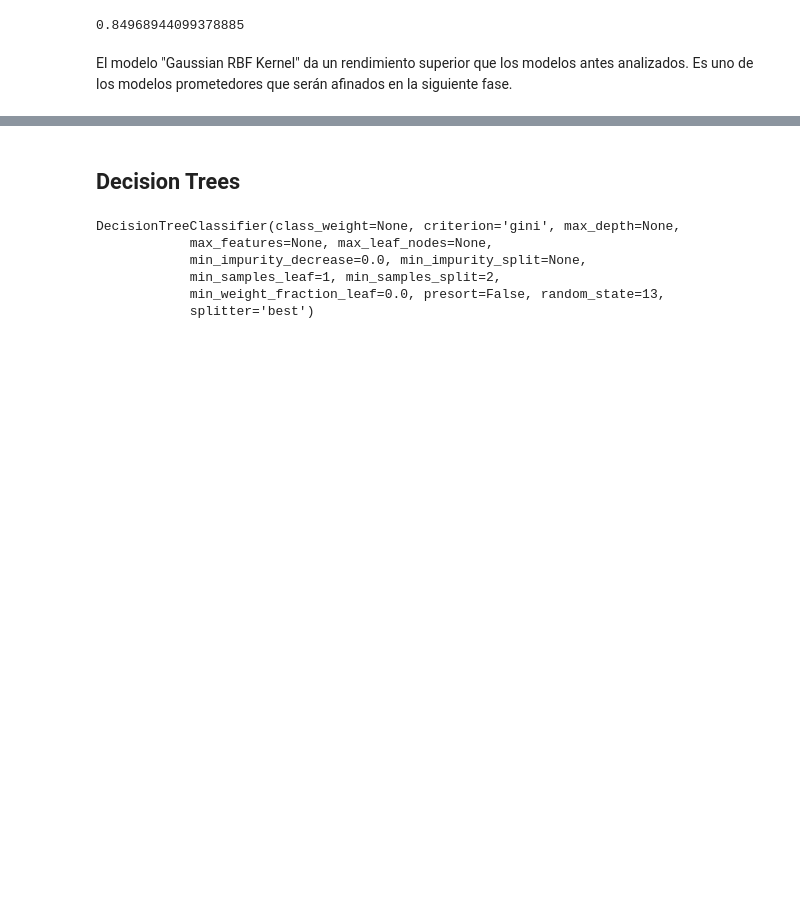
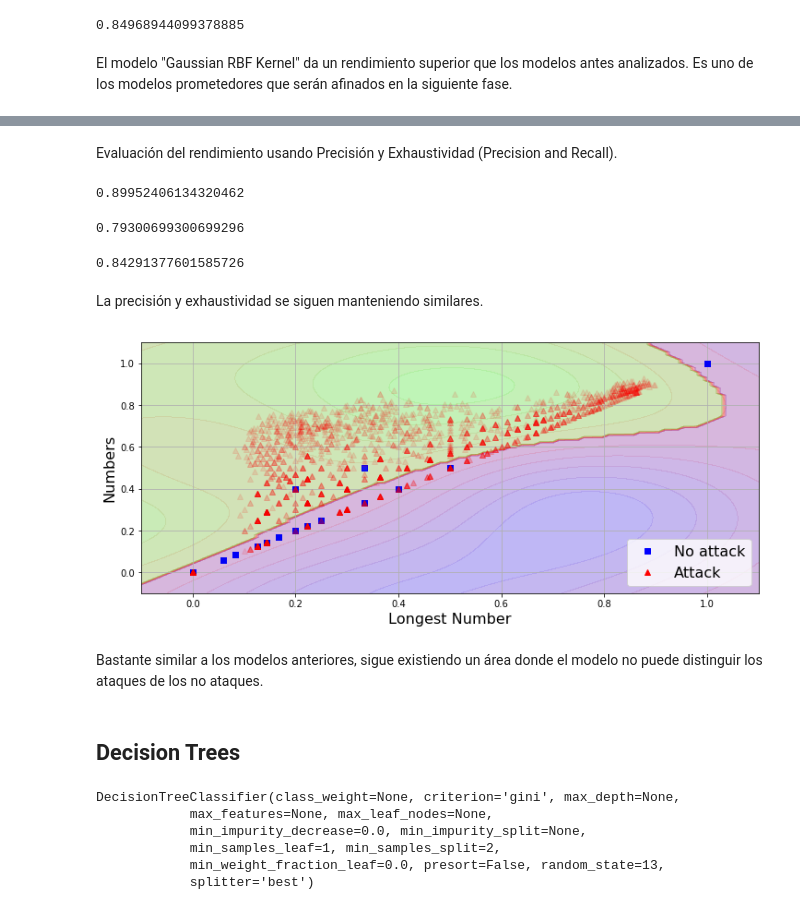
Before and after one commit to alejandro-g-m/DetExt, a Jupyter notebook: DNS_Attacks_Detection_LettersAndNumbersFV.ipynb, the cells around one changed output, grey strips where cells are left out. Cells and saved outputs as stored; diff of their text form; code cells hidden in the pictures; blank space fills up the shorter version.

```diff
--- a/DNS_Attacks_Detection_LettersAndNumbersFV.ipynb
+++ b/DNS_Attacks_Detection_LettersAndNumbersFV.ipynb
@@ -462,3 +505,32 @@ El modelo "Gaussian RBF Kernel" da un rendimiento superior que los modelos antes
+# %% [markdown]
+Evaluación del rendimiento usando Precisión y Exhaustividad (Precision and Recall).
+# %%
+precision_score(labels, train_predicted_labels)
+# %% [output]
+0.89952406134320462
+# %%
+recall_score(labels, train_predicted_labels)
+# %% [output]
+0.79300699300699296
+# %%
+f1_score(labels, train_predicted_labels)
+# %% [output]
+0.84291377601585726
+# %% [markdown]
+La precisión y exhaustividad se siguen manteniendo similares.
+# %%
+svm_clf_rbf.fit(reduced_features, labels)
+plt.figure(figsize=(12, 5))
+
+plot_predictions_for_SVC(svm_clf_rbf, [-0.1, 1.1, -0.1, 1.1])
+
+plot_dataset(X, y, "Longest Number", "Numbers")
+
+plt.show()
+# %% [output]
+[figure, added]
+# %% [markdown]
+Bastante similar a los modelos anteriores, sigue existiendo un área donde el modelo no puede distinguir los ataques de los no ataques.
 # %% [markdown]
 ## Decision Trees
 # %%
```
Also changed, not shown: parts of 42 cells of this notebook, 1 other file.
